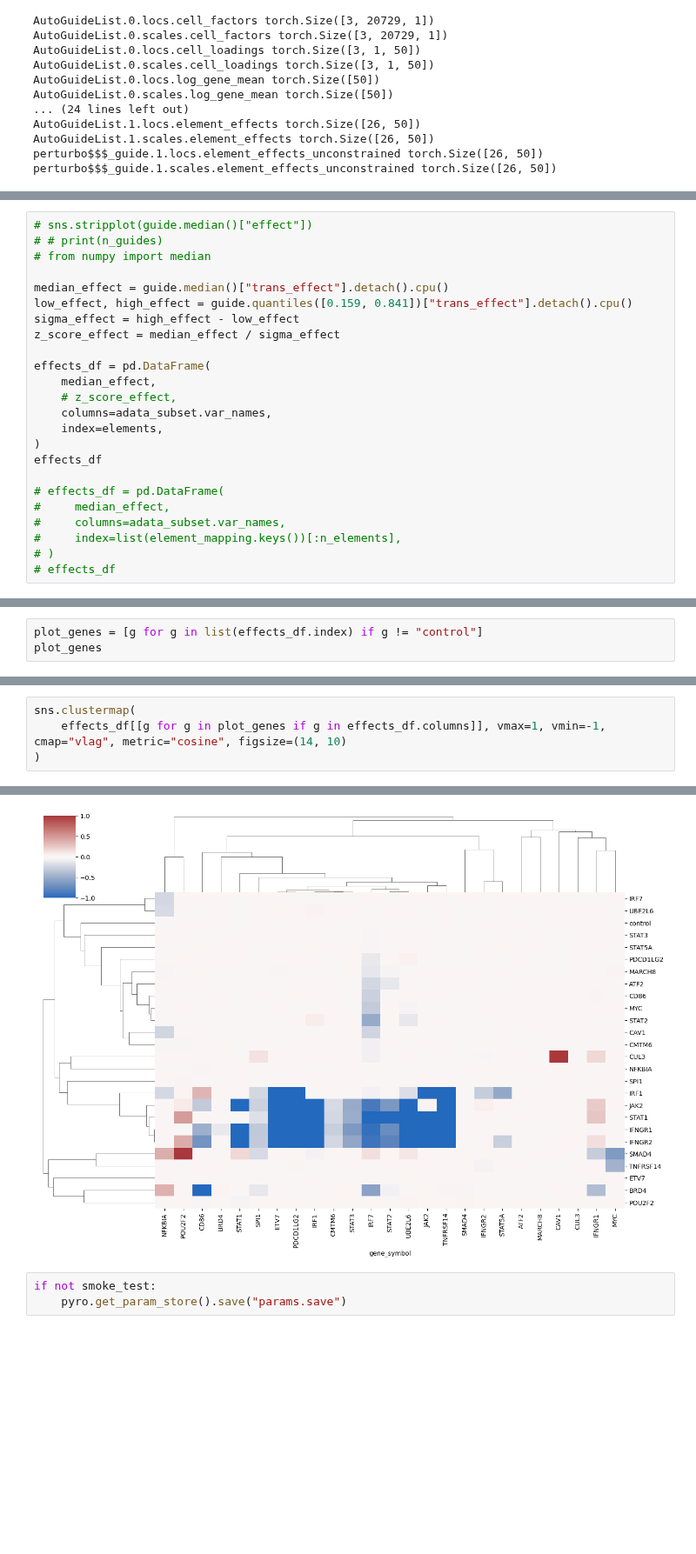
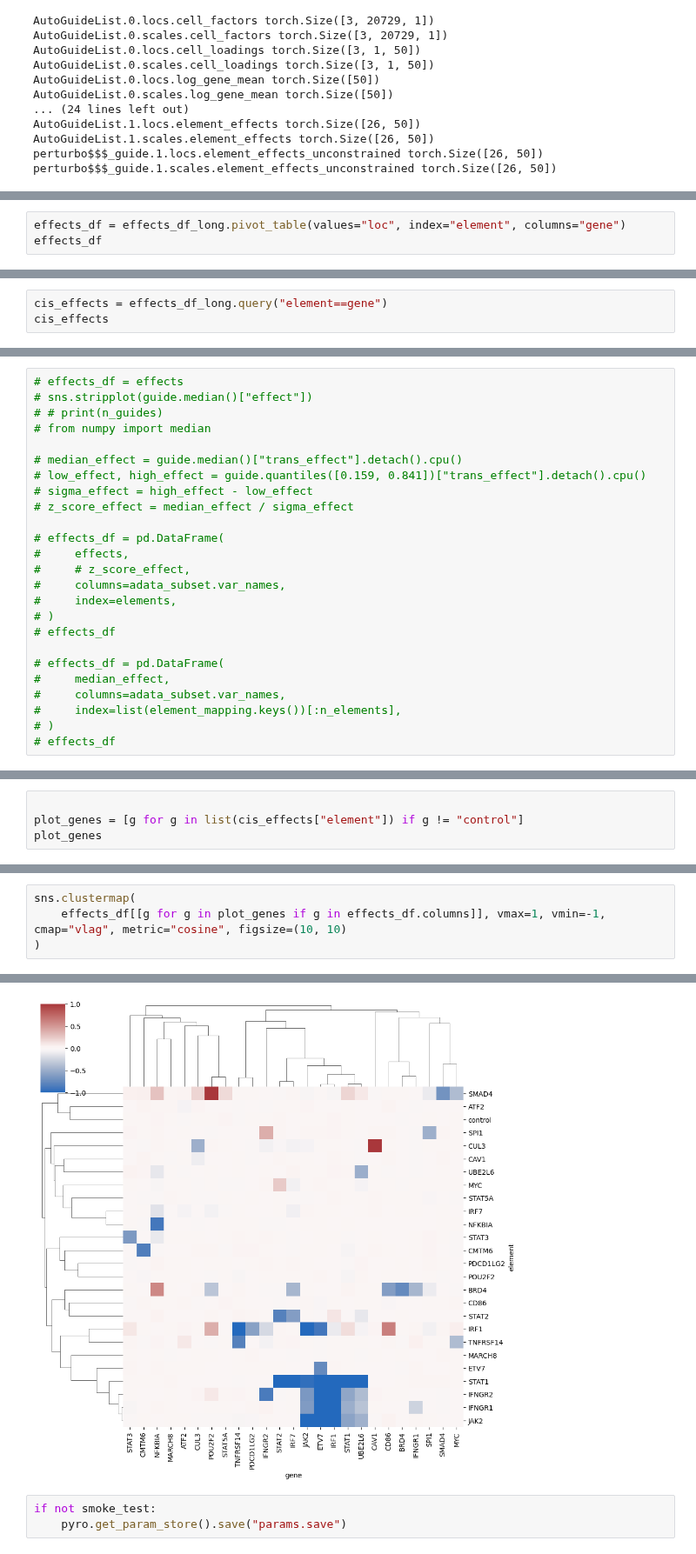
Before and after one commit to pinellolab/PerTurbo, a Jupyter notebook: docs/notebooks/papalexi.ipynb, the cells around one changed output, grey strips where cells are left out. Shown at 87% size. Drawn from its saved outputs; the diff is of its cells as text; blank space fills up the shorter version.

```diff
--- a/docs/notebooks/papalexi.ipynb
+++ b/docs/notebooks/papalexi.ipynb
@@ -485,0 +490,3 @@ plt.xticks(rotation=90)
+# %%
+effects_df = effects_df_long.pivot_table(values="loc", index="element", columns="gene")
+effects_df
@@ -485,0 +513,3 @@ plt.xticks(rotation=90)
+# %%
+cis_effects = effects_df_long.query("element==gene")
+cis_effects
@@ -505,20 +552,21 @@ plt.show()
 # %%
+# effects_df = effects
 # sns.stripplot(guide.median()["effect"])
 # # print(n_guides)
 # from numpy import median
 
-median_effect = guide.median()["trans_effect"].detach().cpu()
-low_effect, high_effect = guide.quantiles([0.159, 0.841])["trans_effect"].detach().cpu()
-sigma_effect = high_effect - low_effect
-z_score_effect = median_effect / sigma_effect
+# median_effect = guide.median()["trans_effect"].detach().cpu()
+# low_effect, high_effect = guide.quantiles([0.159, 0.841])["trans_effect"].detach().cpu()
+# sigma_effect = high_effect - low_effect
+# z_score_effect = median_effect / sigma_effect
 
-effects_df = pd.DataFrame(
-    median_effect,
-    # z_score_effect,
-    columns=adata_subset.var_names,
-    index=elements,
-)
-effects_df
+# effects_df = pd.DataFrame(
+#     effects,
+#     # z_score_effect,
+#     columns=adata_subset.var_names,
+#     index=elements,
+# )
+# effects_df
 
 # effects_df = pd.DataFrame(
 #     median_effect,
@@ -548,4 +577,5 @@ effects_df
 # %%
-plot_genes = [g for g in list(effects_df.index) if g != "control"]
+
+plot_genes = [g for g in list(cis_effects["element"]) if g != "control"]
 plot_genes
 # %% [output]
@@ -623,10 +650,10 @@ sns.clustermap(
 # %%
 sns.clustermap(
-    effects_df[[g for g in plot_genes if g in effects_df.columns]], vmax=1, vmin=-1, cmap="vlag", metric="cosine", figsize=(14, 10)
+    effects_df[[g for g in plot_genes if g in effects_df.columns]], vmax=1, vmin=-1, cmap="vlag", metric="cosine", figsize=(10, 10)
 )
 # %% [output]
 <seaborn.matrix.ClusterGrid at 0x...>
-[figure, old version]
+[figure, new version]
 # %%
 if not smoke_test:
     pyro.get_param_store().save("params.save")
```
Also changed, not shown: parts of 33 cells of this notebook.
